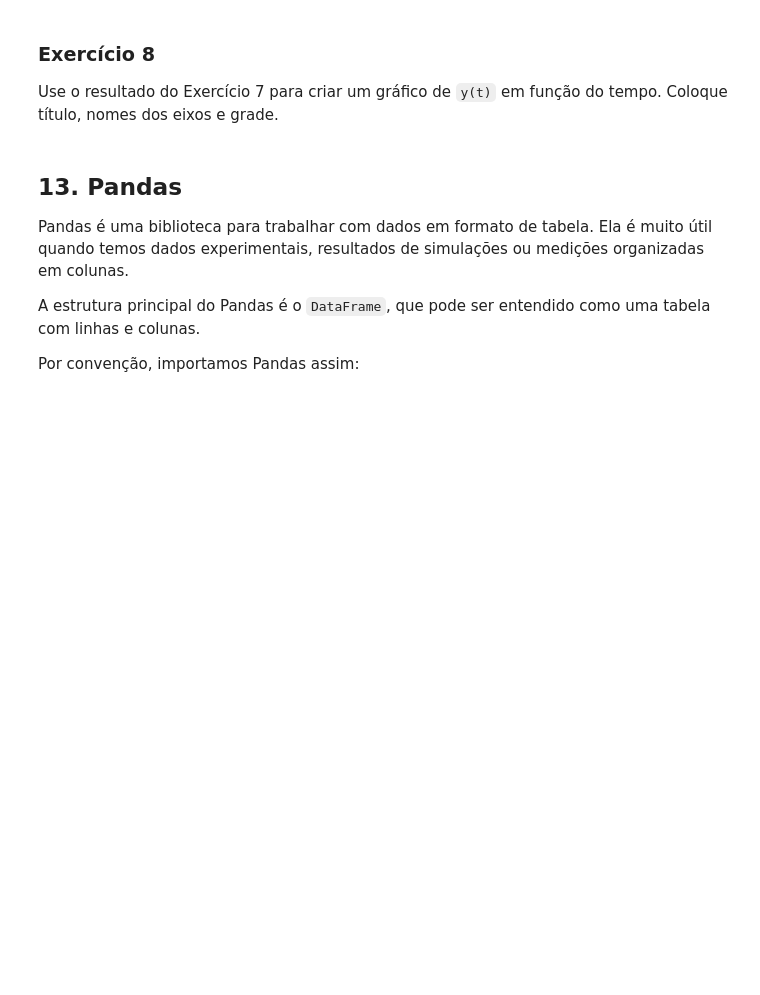
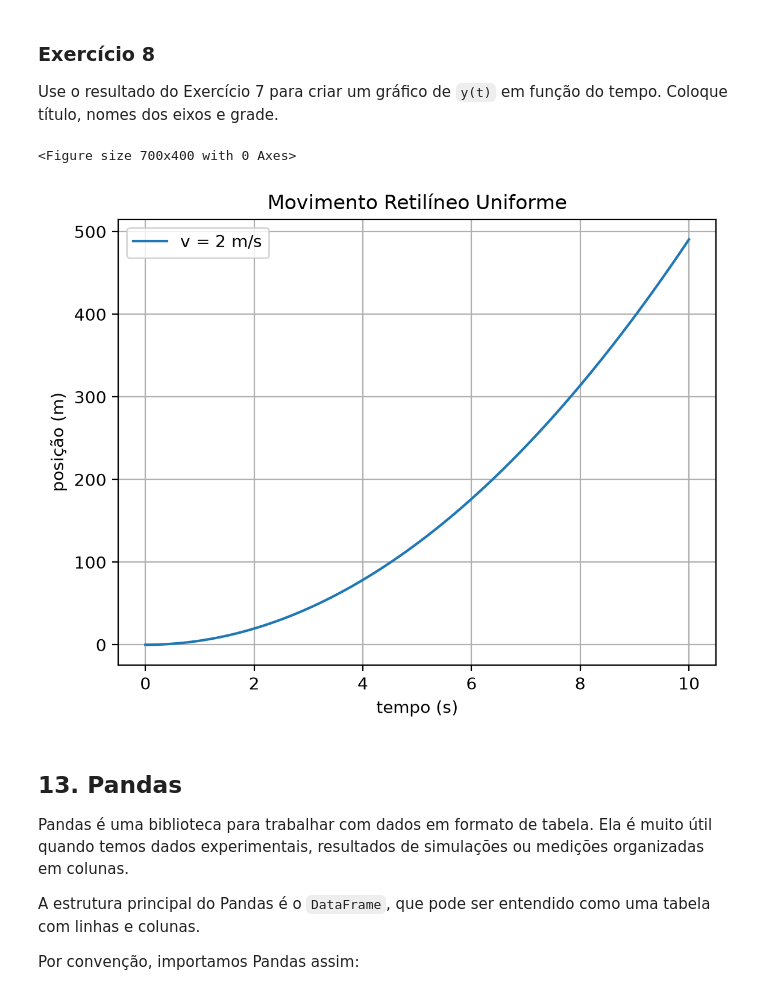
Before and after one commit to nexus-ufla/plano-inclinado, a Jupyter notebook: aulas/aula01_introducao_programacao.ipynb, the cells around one changed output. Drawn from its saved outputs; the diff is of its cells as text; code cells hidden in the pictures; blank space fills up the shorter version.

```diff
--- a/aulas/aula01_introducao_programacao.ipynb
+++ b/aulas/aula01_introducao_programacao.ipynb
@@ -389,0 +439,7 @@ Use `g = 9.81`.
+# %%
+# Resolva aqui
+tempo1 = np.linspace(0, 10, 101)
+
+y=0.5*9.81*tempo**2
+
+print(y)
@@ -438,3 +510,16 @@ Use o resultado do Exercício 7 para criar um gráfico de `y(t)` em função do
+# %%
+# Resolva aqui
+plt.figure(figsize=(7, 4))
+plt.figure(dpi=200)
+plt.plot(tempo1, y, label="v = 2 m/s")
+plt.xlabel("tempo (s)")
+plt.ylabel("posição (m)")
+plt.title("Movimento Retilíneo Uniforme")
+plt.legend()
+plt.grid(True)
+# %% [output]
+<Figure size 700x400 with 0 Axes>
+[figure, added]
 # %% [markdown]
 ## 13. Pandas
 
```
Also changed, not shown: parts of 13 cells of this notebook.
